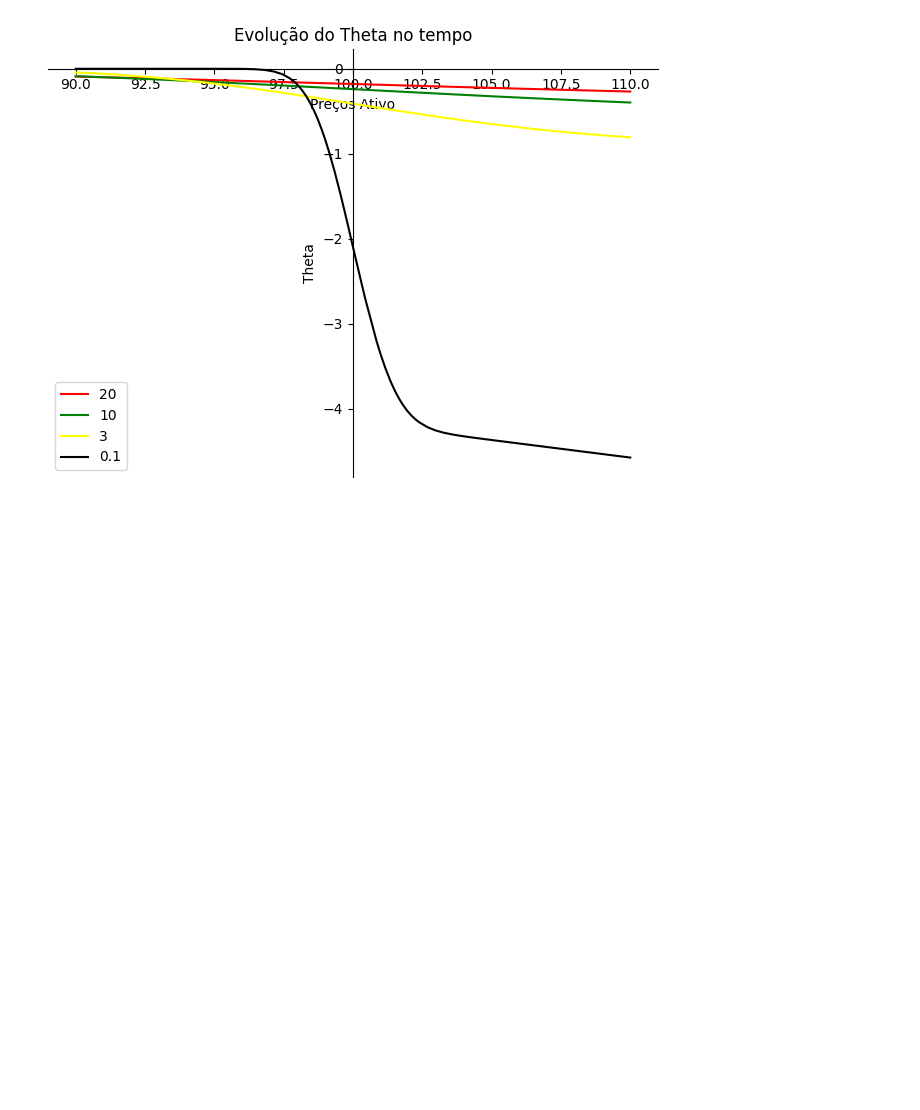
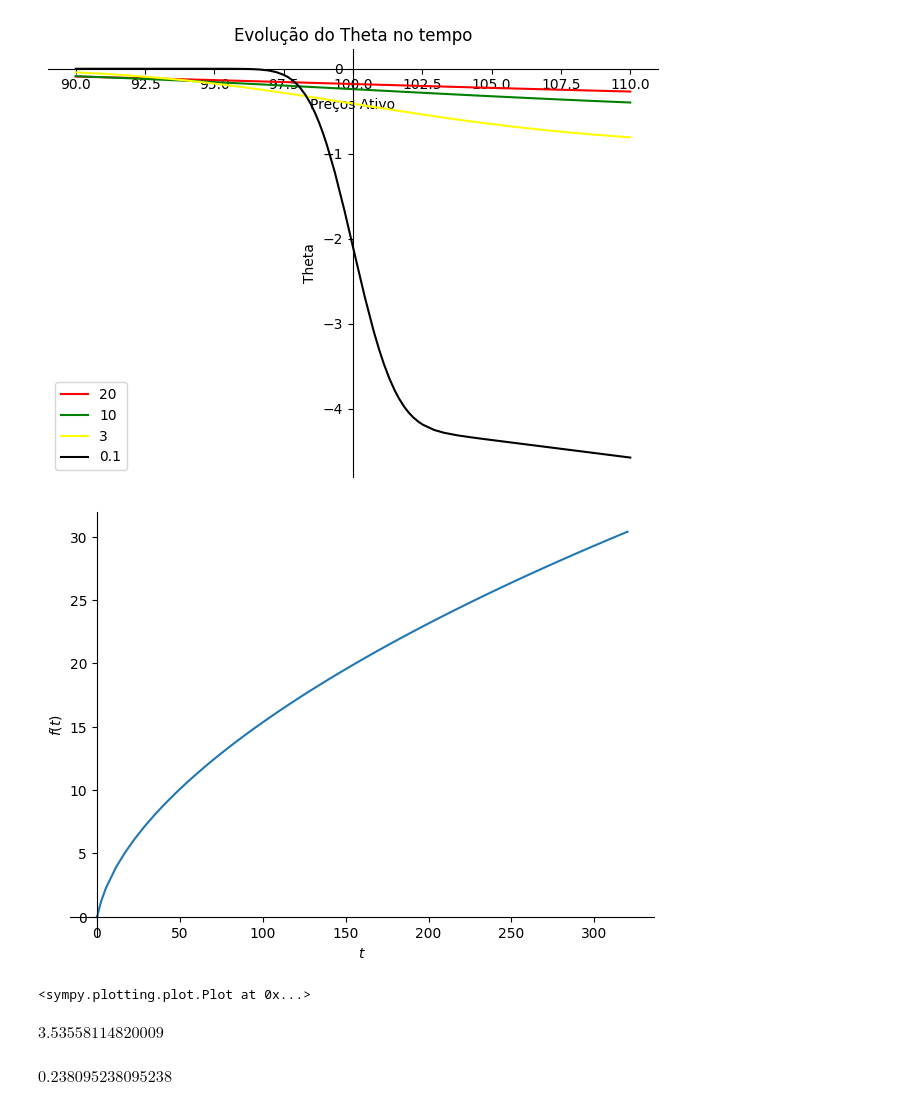
Before and after one commit to Felipe-Pinto/python_para_exatas, a Jupyter notebook: BS_Sympy.ipynb, the cells around one changed output. Saved outputs shown, nothing was run; the diff lists cells and outputs as text; code cells hidden in the pictures; blank space fills up the shorter version.

```diff
--- a/BS_Sympy.ipynb
+++ b/BS_Sympy.ipynb
@@ -140,3 +152,23 @@ p1[3].label = '0.1'
 p1.show()
 # %% [output]
 [figure]
+# %%
+t = Symbol('t')
+DTE = 60/252
+S = 97          # Stock
+BSDTE = BlackScholes(r, S, K, t/252, sigma, type="c")
+# %%
+plot(BSDTE, (t, 0.0001, 320))
+# %% [output]
+[figure, added]
+<sympy.plotting.plot.Plot at 0x...>
+# %%
+TP = 10
+BSDTE = BlackScholes(r, S, K, TP/252, sigma, type="c")
+BSDTE
+# %% [output]
+$\displaystyle 3.53558114820009$
+# %%
+DTE
+# %% [output]
+$\displaystyle 0.238095238095238$
```
Also changed, not shown: parts of 4 cells of this notebook.
